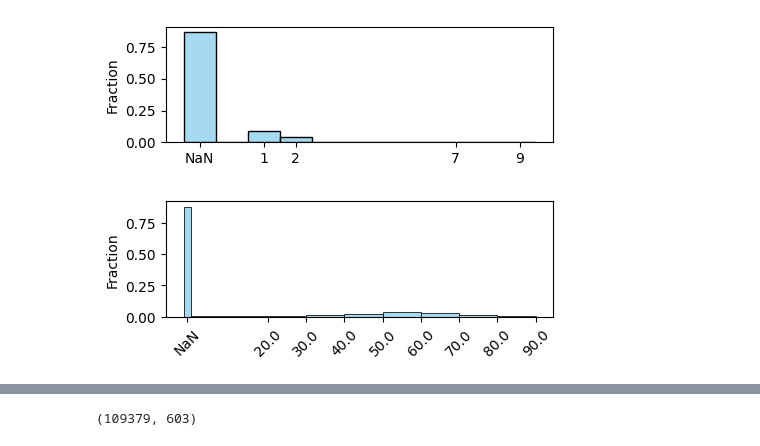
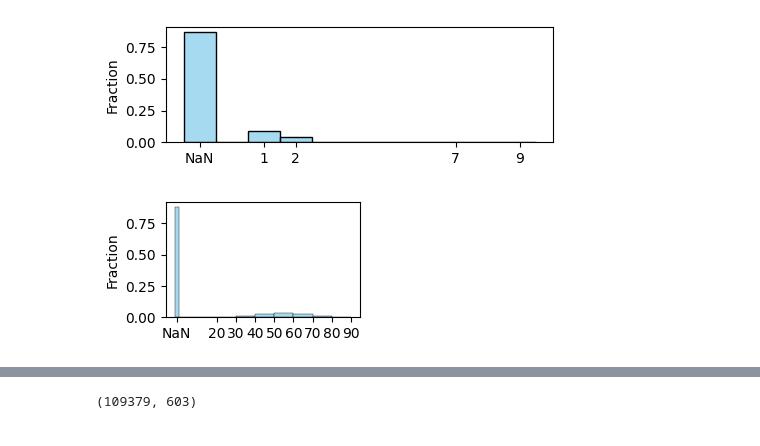
Before and after one commit to Ivonne320/ML_proj, a Jupyter notebook: project1/data_glance.ipynb, the cells around one changed output, grey strips where cells are left out. Saved outputs shown, nothing was run; the diff lists cells and outputs as text; code cells hidden in the pictures.

```diff
--- a/project1/data_glance.ipynb
+++ b/project1/data_glance.ipynb
@@ -130,21 +129,21 @@ plt.show()
 # %%
 # plot the data distribution of #49 feature of x_train
 column_data = x_train[:, 49]
 nan_count = np.isnan(column_data).sum()
 column_data_with_nan_marker = np.where(np.isnan(column_data), -1, column_data)
 unique_values = np.unique(column_data_with_nan_marker)
 bin_edges = np.concatenate([[-2, 0], np.arange(20, unique_values.max(),10)])
-plt.figure(figsize=(5, 1.5))
+plt.figure(figsize=(2.5, 1.5))
 sns.histplot(column_data_with_nan_marker, bins=bin_edges, kde=False, color='skyblue', stat="probability")
 xticks = np.concatenate([[-1], np.arange(20, unique_values.max(),10)])
-xtick_labels = ['NaN'] + [str(i) for i in np.arange(20, unique_values.max(), 10)]
-plt.xticks(xticks, xtick_labels, rotation=45)
+xtick_labels = ['NaN'] + [str(i) for i in np.arange(20, unique_values.max(), 10).astype(int)]
+plt.xticks(xticks, xtick_labels, fontsize=10)
 
 
 # plt.xlabel('Values of feature "DIABAGE2"')
-plt.ylabel('Fraction')
+plt.ylabel('Fraction',fontsize=10)
   # A vertical line to indicate NaNs
-
-plt.show()
+plt.savefig('diabage2.pdf', dpi=600, bbox_inches='tight')
+# plt.show()
 # %% [output]
-[figure, old version]
+[figure, new version]
```
Also changed, not shown: parts of 7 cells of this notebook, 2 other files.
